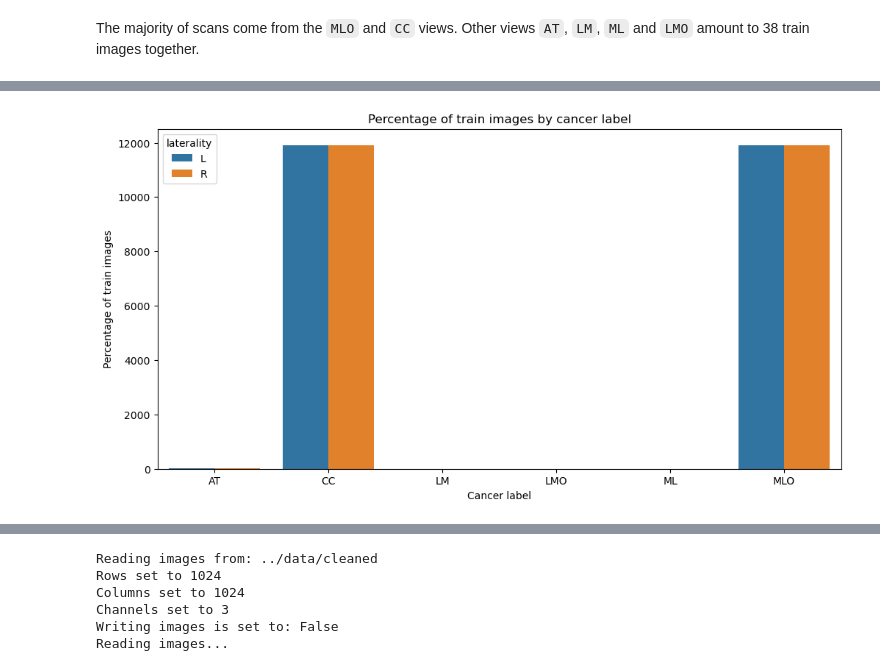
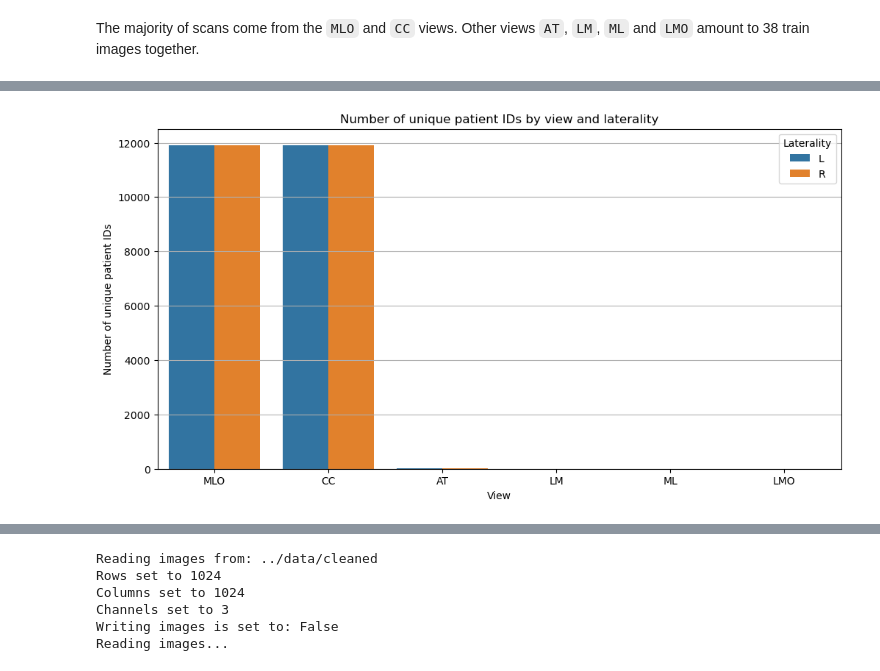
Before and after one commit to edward-sims/breast-cancer-detection, a Jupyter notebook: notebooks/0_eda.ipynb, the cells around one changed output, grey strips where cells are left out. Saved outputs shown, nothing was run; the diff lists cells and outputs as text; code cells hidden in the pictures.

```diff
--- a/notebooks/0_eda.ipynb
+++ b/notebooks/0_eda.ipynb
@@ -288,15 +308,18 @@ The majority of scans come from the `MLO` and `CC` views. Other views `AT`, `LM`
 # %%
-# Percentage of train images by cancer label
+# Number of unique patients by view and laterality
 ax = sns.barplot(
     data=pd.DataFrame(metadata_train.groupby(["view", "laterality"])["patient_id"].nunique()).reset_index(),
     x="view",
     y="patient_id",
-    hue="laterality"
+    hue="laterality",
+    order=metadata_train["view"].value_counts().index
 )
 
-plt.title("Percentage of train images by cancer label")
-plt.xlabel("Cancer label")
-plt.ylabel("Percentage of train images")
+plt.title("Number of unique patient IDs by view and laterality")
+plt.xlabel("View")
+plt.ylabel("Number of unique patient IDs")
+plt.legend(loc="upper right", title="Laterality")
+plt.grid(axis="y")
 plt.show()
 # %% [output]
-[figure, old version]
+[figure, new version]
```
Also changed, not shown: parts of 25 cells of this notebook.
